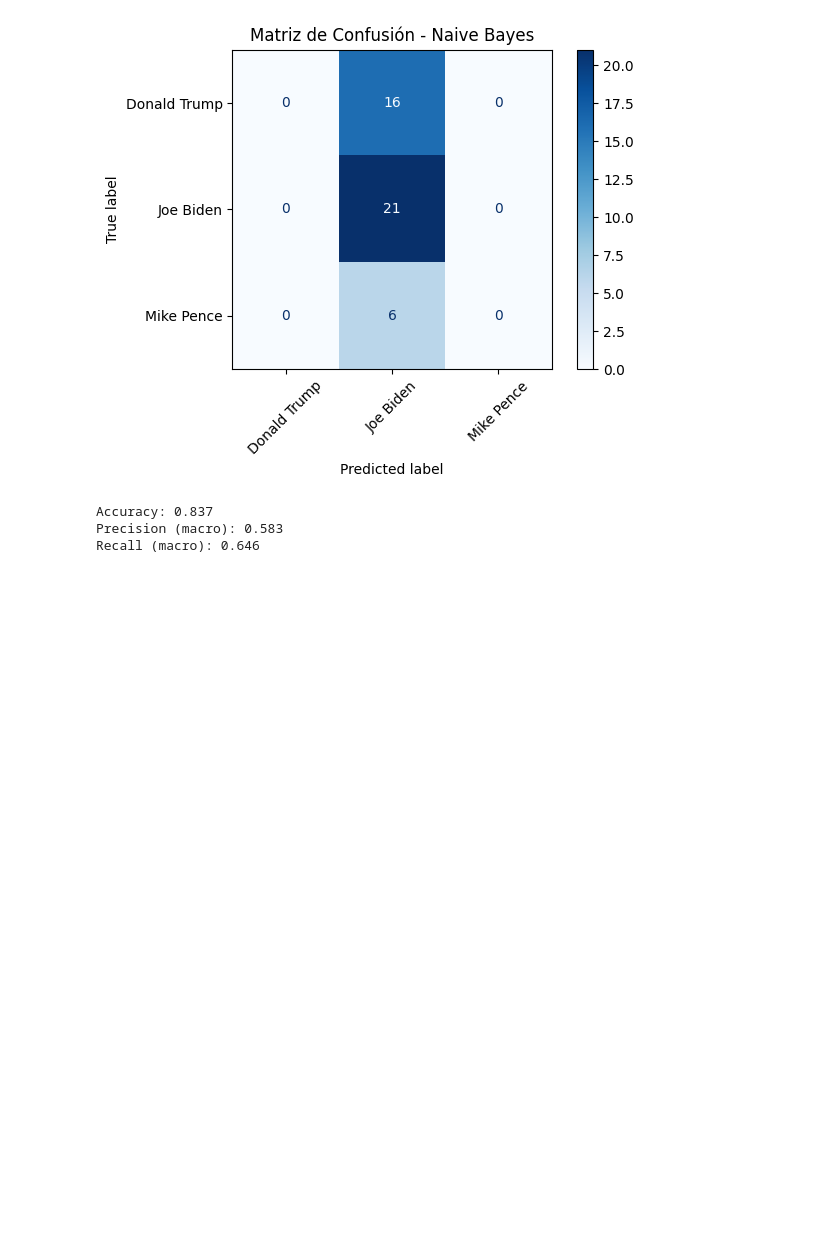
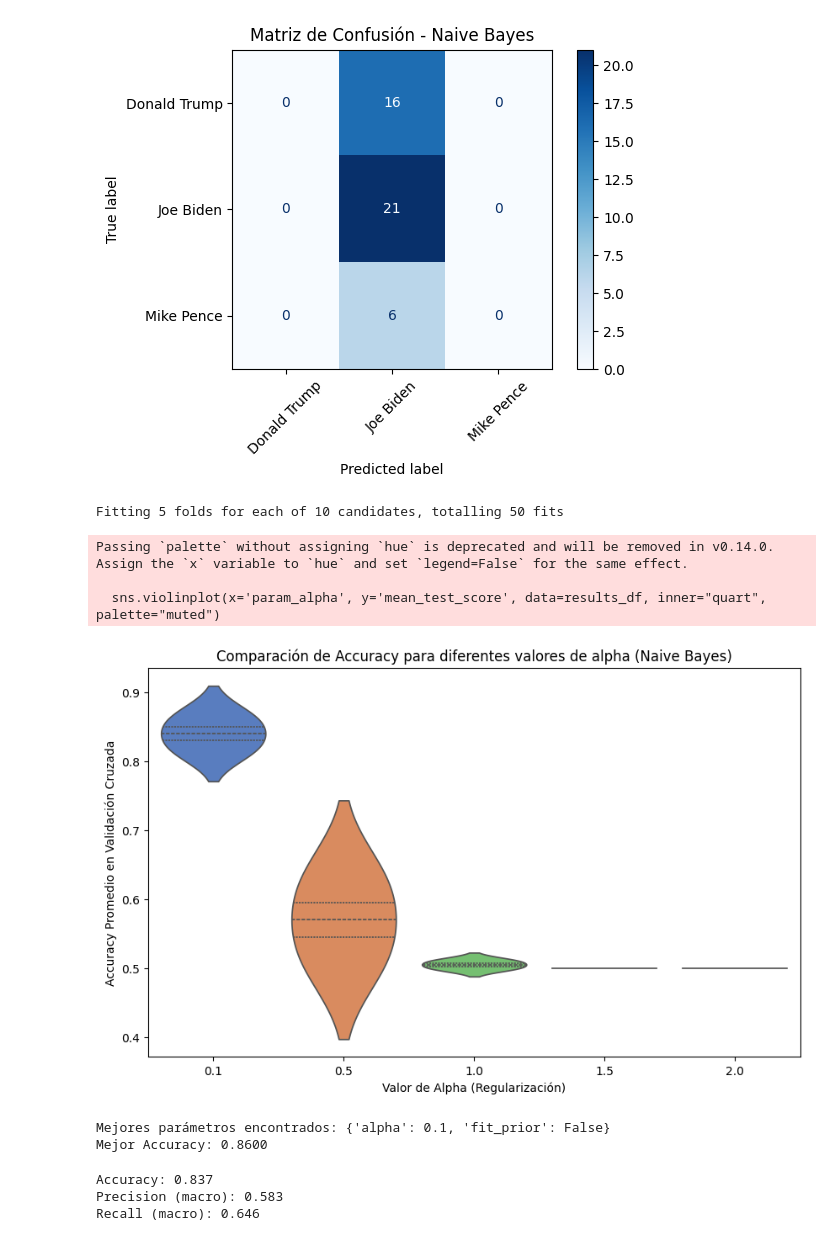
Before and after one commit to Jonathanrr98/ICD-Tarea2, a Jupyter notebook: us2020_propuesta_estudiantes.ipynb, the cells around one changed output. Cells and saved outputs as stored; diff of their text form; code cells hidden in the pictures; blank space fills up the shorter version.

Commit message:
agregue grafico de torta para los conjuntos, una primera version de la parte opcional y alguna otra cosa

```diff
--- a/us2020_propuesta_estudiantes.ipynb
+++ b/us2020_propuesta_estudiantes.ipynb
@@ -313,6 +368,58 @@ Accuracy: 0.488
 Precision (macro): 0.163
 Recall (macro): 0.333
 [figure]
+# %%
+from sklearn.model_selection import GridSearchCV, StratifiedKFold
+# 1. Definir el modelo de Naive Bayes
+nb_model = MultinomialNB()
+
+# 2. Definir los parámetros a explorar en la búsqueda de hiperparámetros
+param_grid = {
+    'alpha': [0.1, 0.5, 1.0, 1.5, 2.0],  # Regularización
+    'fit_prior': [True, False]           # Si se debe ajustar la probabilidad previa
+}
+
+# 3. Crear el objeto GridSearchCV
+grid_search = GridSearchCV(
+    estimator=nb_model,
+    param_grid=param_grid,
+    cv=StratifiedKFold(n_splits=5),  # Utilizando 5 particiones (folds)
+    scoring='accuracy',  # Métrica de evaluación
+    return_train_score=True,  # Para obtener también el rendimiento en entrenamiento
+    verbose=1
+)
+
+# 4. Ajustar el modelo con los datos de entrenamiento
+grid_search.fit(X_dev_tfidf, y_dev)
+
+# 5. Obtener los resultados del GridSearchCV
+results = grid_search.cv_results_
+
+# 6. Visualización: Comparación de accuracy entre los diferentes modelos
+
+# Usamos seaborn para hacer un gráfico de violín
+results_df = pd.DataFrame(results)
+
+# Gráfico de violín de la métrica de accuracy (en todos los splits)
+plt.figure(figsize=(10, 6))
+sns.violinplot(x='param_alpha', y='mean_test_score', data=results_df, inner="quart", palette="muted")
+
+plt.title('Comparación de Accuracy para diferentes valores de alpha (Naive Bayes)')
+plt.xlabel('Valor de Alpha (Regularización)')
+plt.ylabel('Accuracy Promedio en Validación Cruzada')
+plt.show()
+
+# 7. Reporte de los mejores parámetros y resultados
+print("Mejores parámetros encontrados:", grid_search.best_params_)
+print(f"Mejor Accuracy: {grid_search.best_score_:.4f}")
+# %% [output]
+Fitting 5 folds for each of 10 candidates, totalling 50 fits
+Passing `palette` without assigning `hue` is deprecated and will be removed in v0.14.0. Assign the `x` variable to `hue` and set `legend=False` for the same effect.
+
+  sns.violinplot(x='param_alpha', y='mean_test_score', data=results_df, inner="quart", palette="muted")
+[figure, added]
+Mejores parámetros encontrados: {'alpha': 0.1, 'fit_prior': False}
+Mejor Accuracy: 0.8600
 # %%
 # 2: Implemente una búsqueda de hiperparámetros usando GridSearchCV.
 
```
Also changed, not shown: parts of 7 cells of this notebook.
